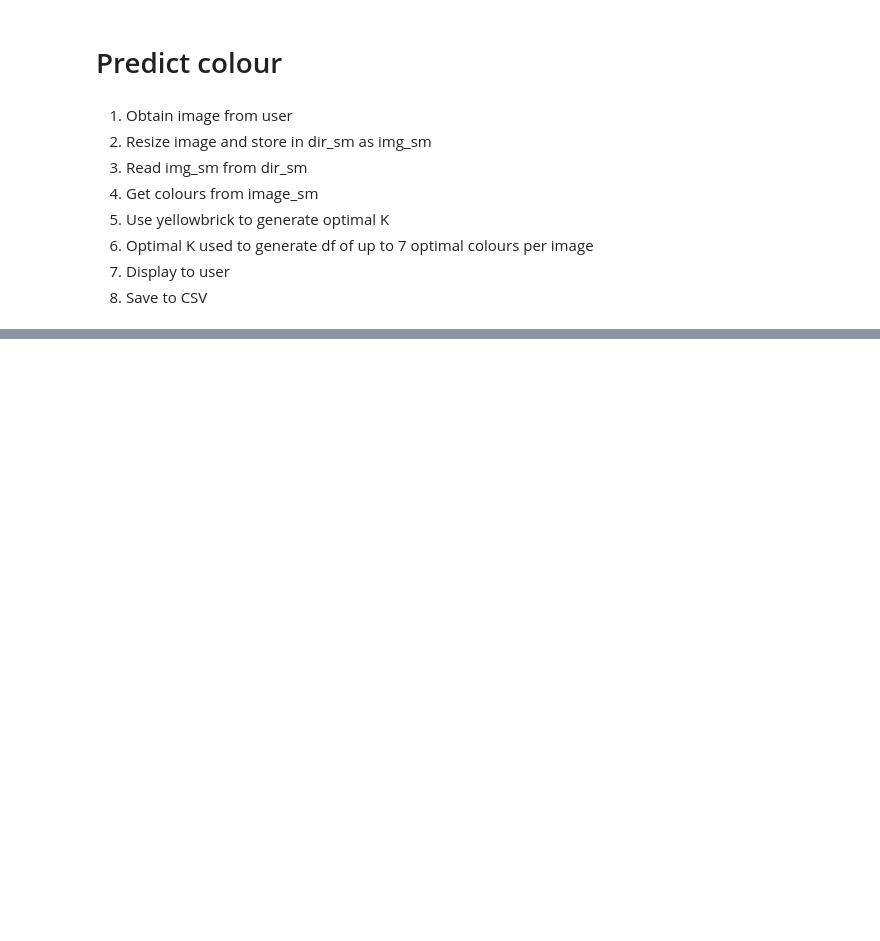
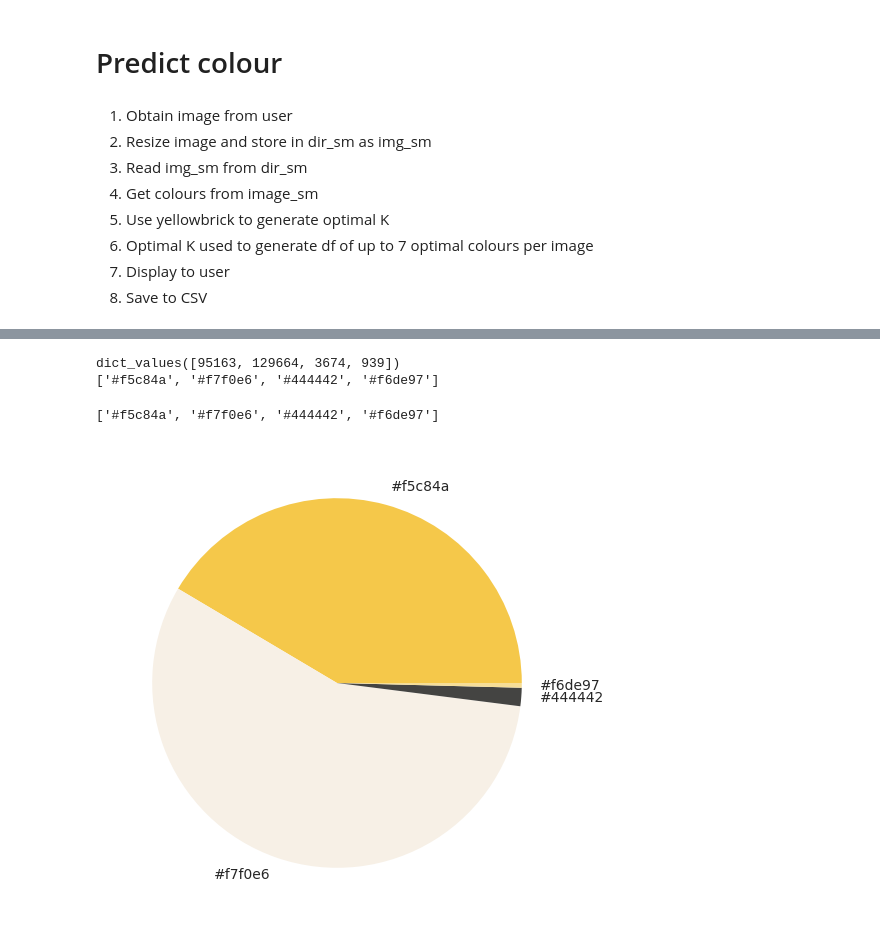
Before and after one commit to erniesg/Art-API, a Jupyter notebook: notebooks/predict_colour.ipynb, the cells around one changed output, grey strips where cells are left out. Drawn from its saved outputs; the diff is of its cells as text; code cells hidden in the pictures; blank space fills up the shorter version.

```diff
--- a/notebooks/predict_colour.ipynb
+++ b/notebooks/predict_colour.ipynb
@@ -40,0 +106,7 @@ from art_api import utils
+# %%
+get_colors(get_image("../raw_data/test/2010-00832_o3.jpg"), 4, True)
+# %% [output]
+dict_values([95163, 129664, 3674, 939])
+['#f5c84a', '#f7f0e6', '#444442', '#f6de97']
+['#f5c84a', '#f7f0e6', '#444442', '#f6de97']
+[figure, added]
```
Also changed, not shown: parts of 31 cells of this notebook.
